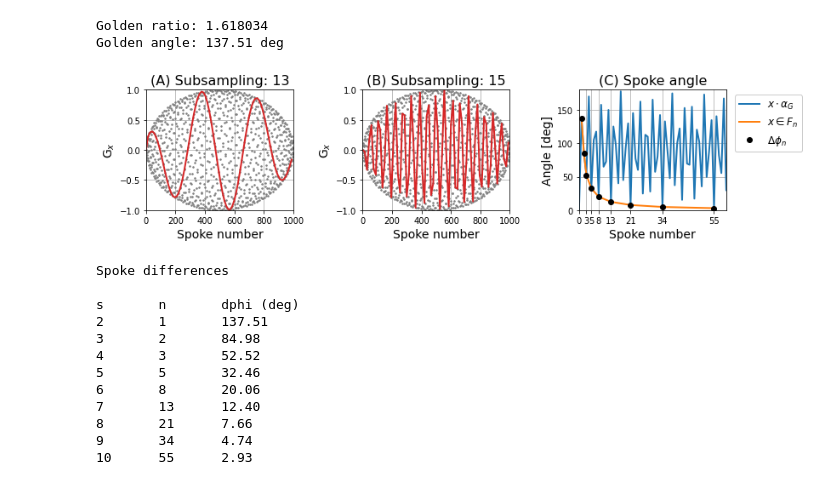
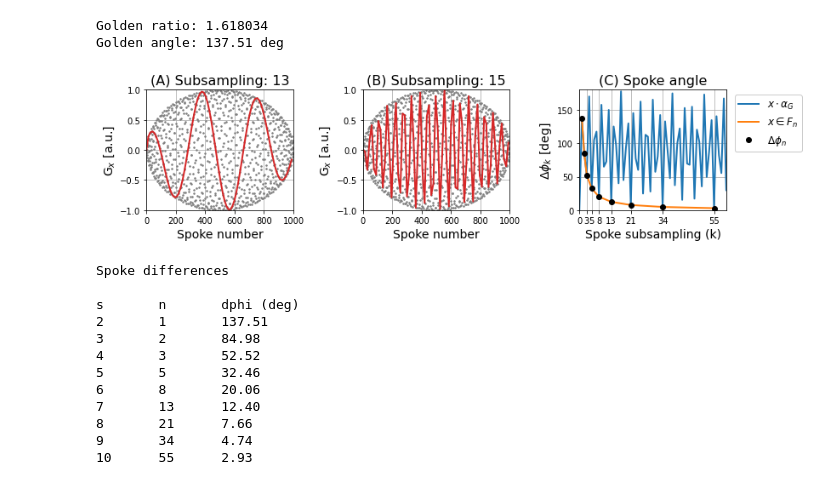
Before and after one commit to emilljungberg/merlin_mrm, a Jupyter notebook: notebooks/Figure1_Trajectory_Fibonacci.ipynb, the cells around one changed output. Saved outputs shown, nothing was run; the diff lists cells and outputs as text; code cells hidden in the pictures.

Commit message:
ylabel

```diff
--- a/notebooks/Figure1_Trajectory_Fibonacci.ipynb
+++ b/notebooks/Figure1_Trajectory_Fibonacci.ipynb
@@ -35,38 +35,38 @@ for (i,ss) in enumerate([13, 15]):
     plt.grid()
     plt.axis([0,npoints,-1,1])
     plt.xlabel('Spoke number', fontsize=14)
-    plt.ylabel(r'G$_x$', fontsize=14)
+    plt.ylabel(r'G$_x$ [a.u.]', fontsize=14)
     plt.title('({}) Subsampling: {:d}'.format(labs[i], ss), fontsize=16)
 
 
 # x = np.arange(100)
 # phi = x*ag
 fig.add_subplot(1,3,3)
 phi1 = np.mod(phi,2*np.pi)
 mask = phi1>np.pi
 phi1[mask] = -1*phi1[mask]+2*np.pi
 phi1 *= 360/(2*np.pi)
 
 # Predicted difference
 pred_diff = np.rad2deg(2*np.pi/g**(np.arange(2,11)))
 
 fibnum = np.array([fibonacci(x) for x in range(2,11)])
 plt.plot(n,phi1, label=r'$x\cdot \alpha_G$', color='C00', linewidth=2)
 plt.plot(fibnum, phi1[fibnum], '-', label=r'$x\in F_n$', color='C01', linewidth=2)
 plt.plot(fibnum, pred_diff, 'ok', label=r'$\Delta \phi_n$')
 
-plt.xlabel("Spoke number", fontsize=14)
-plt.ylabel("Angle [deg]", fontsize=14)
+plt.xlabel("Spoke subsampling (k)", fontsize=14)
+plt.ylabel(r"$\Delta \phi_k$ [deg]", fontsize=14)
 plt.legend(framealpha=1, loc='upper right', fontsize=12, bbox_to_anchor=(1.55,1))
 plt.axis([0,60,0,180])
 plt.xticks([0,3,5,8,13,21,34,55])
 plt.grid()
 plt.title('(C) Spoke angle', fontsize=16)
 
 plt.tight_layout()
 plt.savefig('Figure1.png', dpi=300)
 # %% [output]
-[figure, old version]
+[figure, new version]
 # %%
 print("Spoke differences\n")
 print("s \tn \tdphi (deg)")
```
